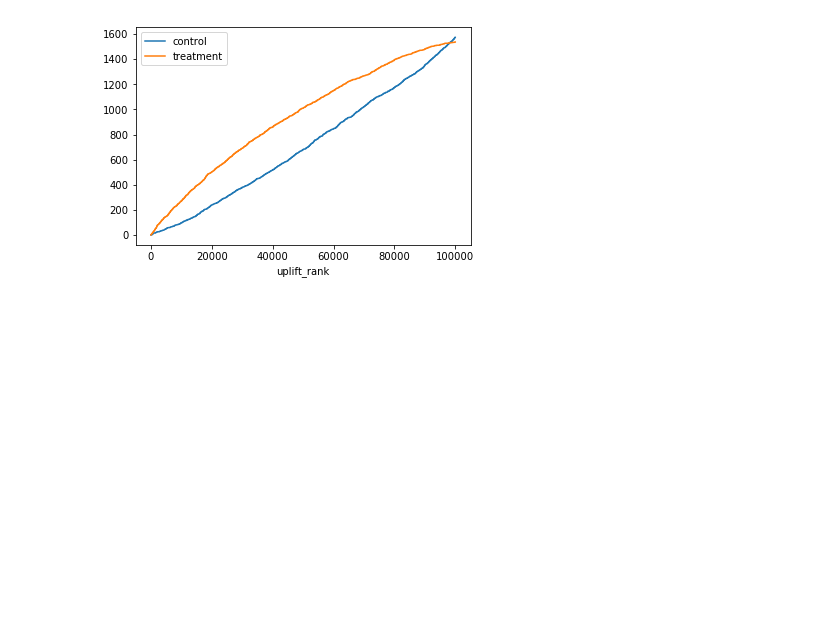
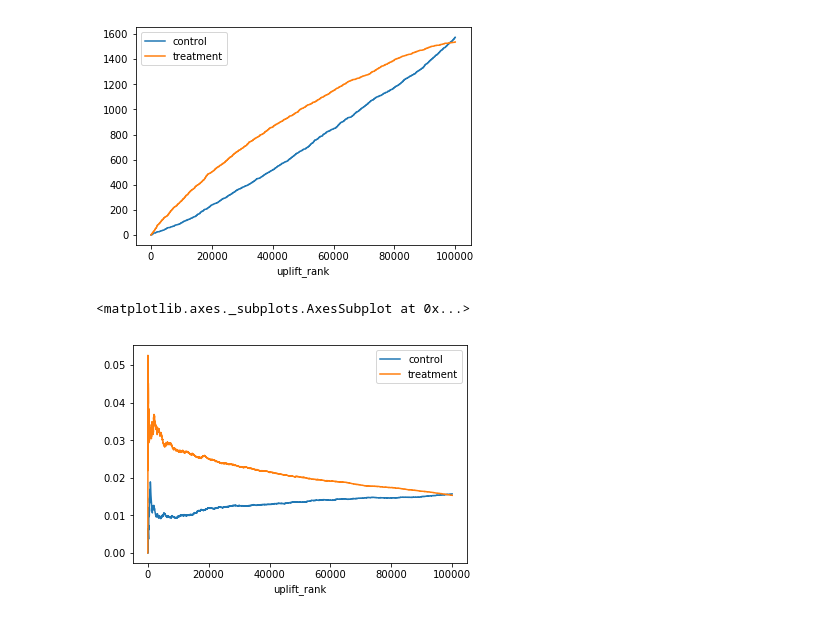
Before and after one commit to kimiyuki/book_shigotoml, a Jupyter notebook: uplift.ipynb, the cells around one changed output. Drawn from its saved outputs; the diff is of its cells as text; code cells hidden in the pictures; blank space fills up the shorter version.

```diff
--- a/uplift.ipynb
+++ b/uplift.ipynb
@@ -165,3 +165,11 @@ a.plot(y=['control', 'treatment'])
 # %% [output]
 <matplotlib.axes._subplots.AxesSubplot at 0x...>
 [figure]
+# %%
+a = dt_test.pivot_table(index="uplift_rank", columns="is_treat", values="is_cv").fillna(0).expanding().mean()
+cnames =  ['control', 'treatment']
+a.columns = cnames
+a.plot(y=['control', 'treatment'])
+# %% [output]
+<matplotlib.axes._subplots.AxesSubplot at 0x...>
+[figure, added]
```
Also changed, not shown: parts of 2 cells of this notebook, 2 other files.
